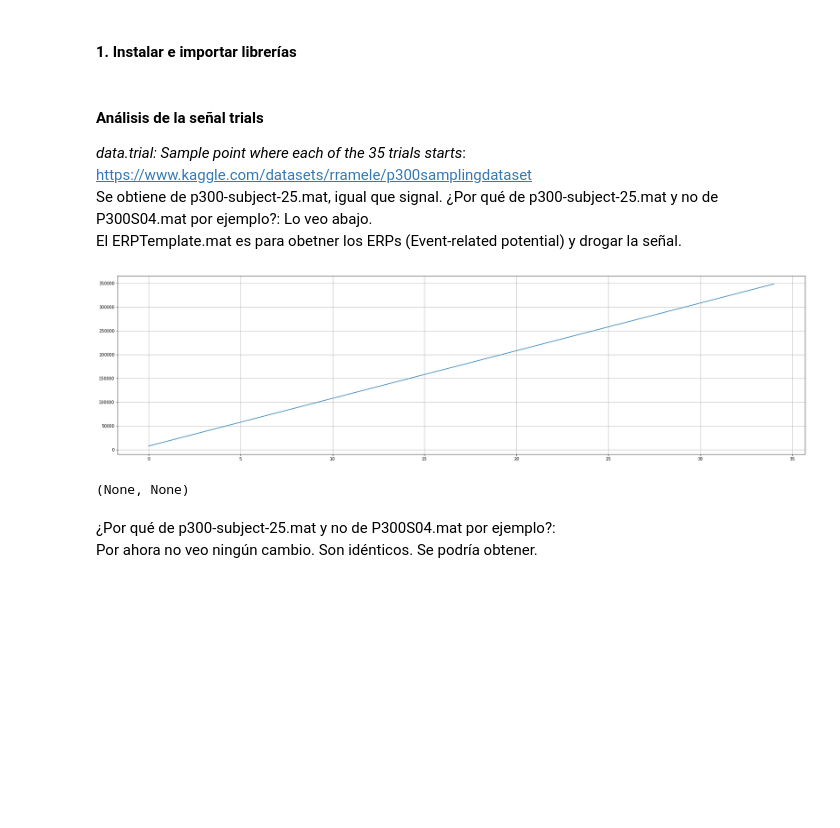
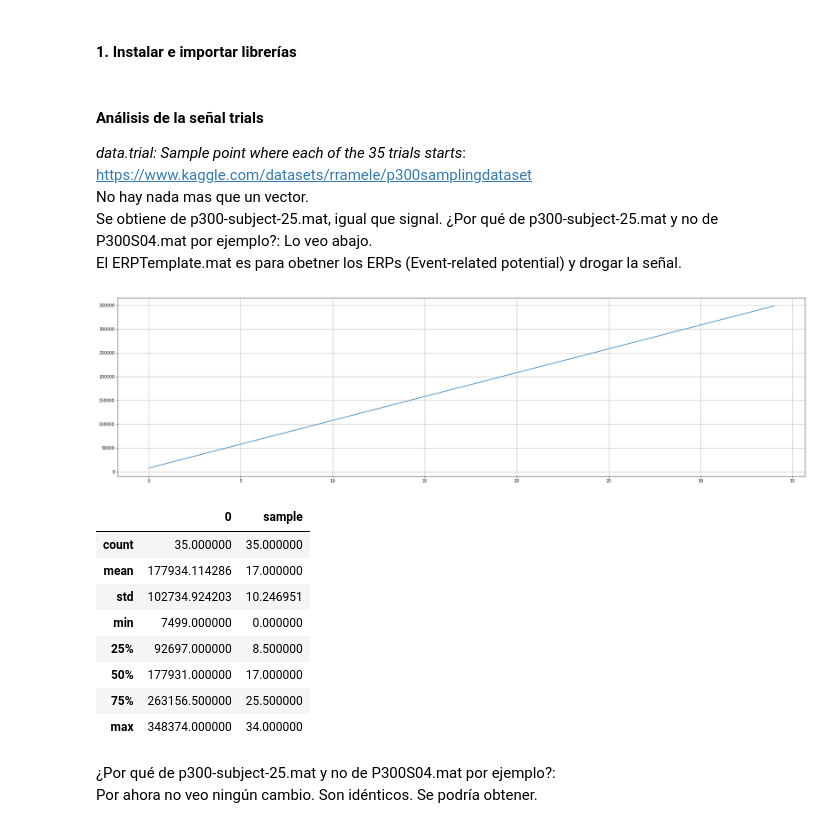
Before and after one commit to alexchavez1980/repo_tesis2, a Jupyter notebook: a_analisis_trial.ipynb, the cells around one changed output. Saved outputs shown, nothing was run; the diff lists cells and outputs as text; code cells hidden in the pictures; blank space fills up the shorter version.

```diff
--- a/a_analisis_trial.ipynb
+++ b/a_analisis_trial.ipynb
@@ -12,24 +12,34 @@ color = ['green', 'blue','red','cyan', 'magenta', 'yellow','k','w']     # Paleta
 # %% [markdown]
 #### Análisis de la señal trials
 *data.trial: Sample point where each of the 35 trials starts*: https://www.kaggle.com/datasets/rramele/p300samplingdataset
+No hay nada mas que un vector.
 Se obtiene de p300-subject-25.mat, igual que signal.
 ¿Por qué de p300-subject-25.mat y no de P300S04.mat por ejemplo?: Lo veo abajo.
 El ERPTemplate.mat es para obetner los ERPs (Event-related potential) y drogar la señal.
 # %%
 
 mat = scipy.io.loadmat('./dataset/p300-subject-25.mat')                         # Now load the basal EEG stream
                                                                                 # t_trials = mat['data'][0][0][3] -> El profesor lo trae como array.
 t_trials = pd.DataFrame(mat['data'][0][0][3])                                   # Lo paso directamente a dataframe.
+t_trials
 t_trials = t_trials.transpose()                                                 # Lo vuelvo columna.
 t_trials['sample'] = t_trials.index                                             # Le agrego la columna sample del index para graficarlo.
 plt.figure(figsize=(30,8))
 plt.plot(t_trials['sample'], t_trials[0])
 plt.grid(), plt.show()
-#t_trials.head()
-#t_trials.describe()
+t_trials.head()
+t_trials.describe()
 # %% [output]
 [figure]
-(None, None)
+|  | 0 | sample |
+| count | 35.000000 | 35.000000 |
+| mean | 177934.114286 | 17.000000 |
+| std | 102734.924203 | 10.246951 |
+| min | 7499.000000 | 0.000000 |
+| 25% | 92697.000000 | 8.500000 |
+| 50% | 177931.000000 | 17.000000 |
+| 75% | 263156.500000 | 25.500000 |
+| max | 348374.000000 | 34.000000 |
 # %% [markdown]
 ¿Por qué de p300-subject-25.mat y no de P300S04.mat por ejemplo?:
 Por ahora no veo ningún cambio. Son idénticos. Se podría obtener.
```
Also changed, not shown: 13 other files.
